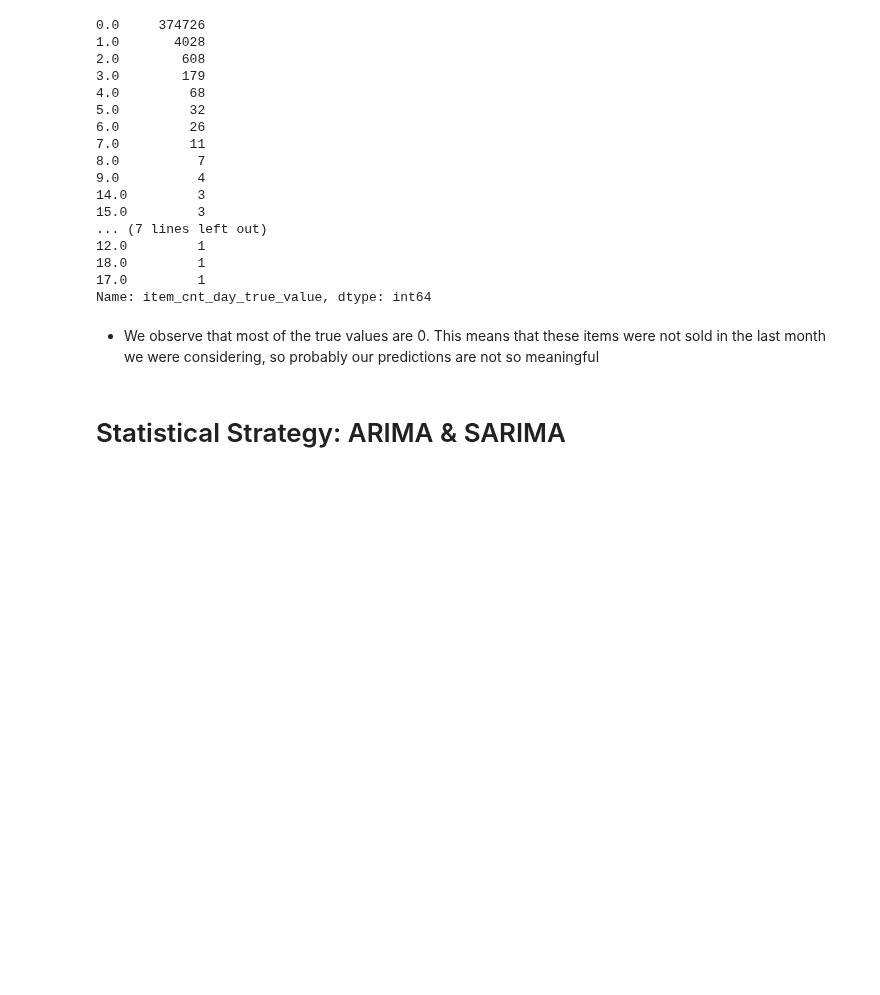
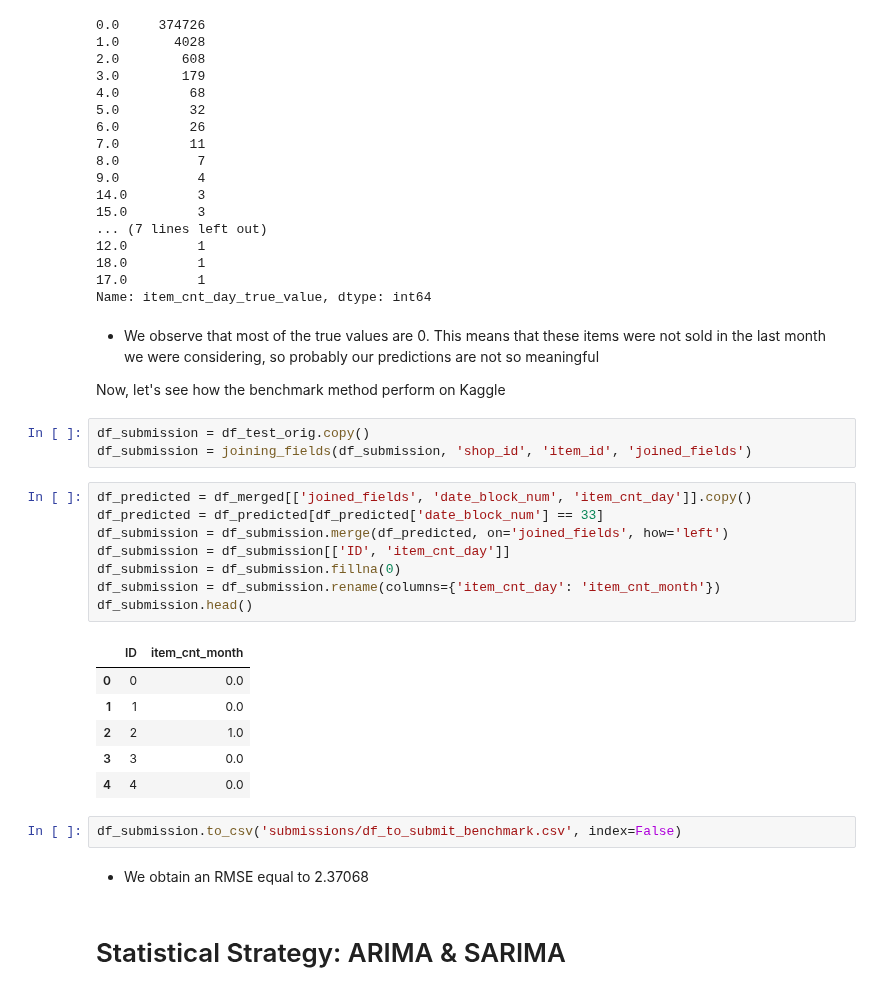
Before and after one commit to AlessandroBiagi/DataScienceProjects, a Jupyter notebook: Future_Sales/scripts/Predict_Future_Sales.ipynb, the cells around one changed output. Drawn from its saved outputs; the diff is of its cells as text; blank space fills up the shorter version.

```diff
--- a/Future_Sales/scripts/Predict_Future_Sales.ipynb
+++ b/Future_Sales/scripts/Predict_Future_Sales.ipynb
@@ -557,6 +562,30 @@ df_benchmark_zero_error['item_cnt_day_true_value'].value_counts()
 Name: item_cnt_day_true_value, dtype: int64
 # %% [markdown]
 - We observe that most of the true values are 0. This means that these items were not sold in the last month we were considering, so probably our predictions are not so meaningful
+
+Now, let's see how the benchmark method perform on Kaggle
+# %%
+df_submission = df_test_orig.copy()
+df_submission = joining_fields(df_submission, 'shop_id', 'item_id', 'joined_fields')
+# %%
+df_predicted = df_merged[['joined_fields', 'date_block_num', 'item_cnt_day']].copy()
+df_predicted = df_predicted[df_predicted['date_block_num'] == 33]
+df_submission = df_submission.merge(df_predicted, on='joined_fields', how='left')
+df_submission = df_submission[['ID', 'item_cnt_day']]
+df_submission = df_submission.fillna(0)
+df_submission = df_submission.rename(columns={'item_cnt_day': 'item_cnt_month'})
+df_submission.head()
+# %% [output]
+|  | ID | item_cnt_month |
+| 0 | 0 | 0.0 |
+| 1 | 1 | 0.0 |
+| 2 | 2 | 1.0 |
+| 3 | 3 | 0.0 |
+| 4 | 4 | 0.0 |
+# %%
+df_submission.to_csv('submissions/df_to_submit_benchmark.csv', index=False)
+# %% [markdown]
+- We obtain an RMSE equal to 2.37068
 # %% [markdown]
 # Statistical Strategy: ARIMA & SARIMA
 # %% [markdown]
```
Also changed, not shown: parts of 41 cells of this notebook, 1 other file.
